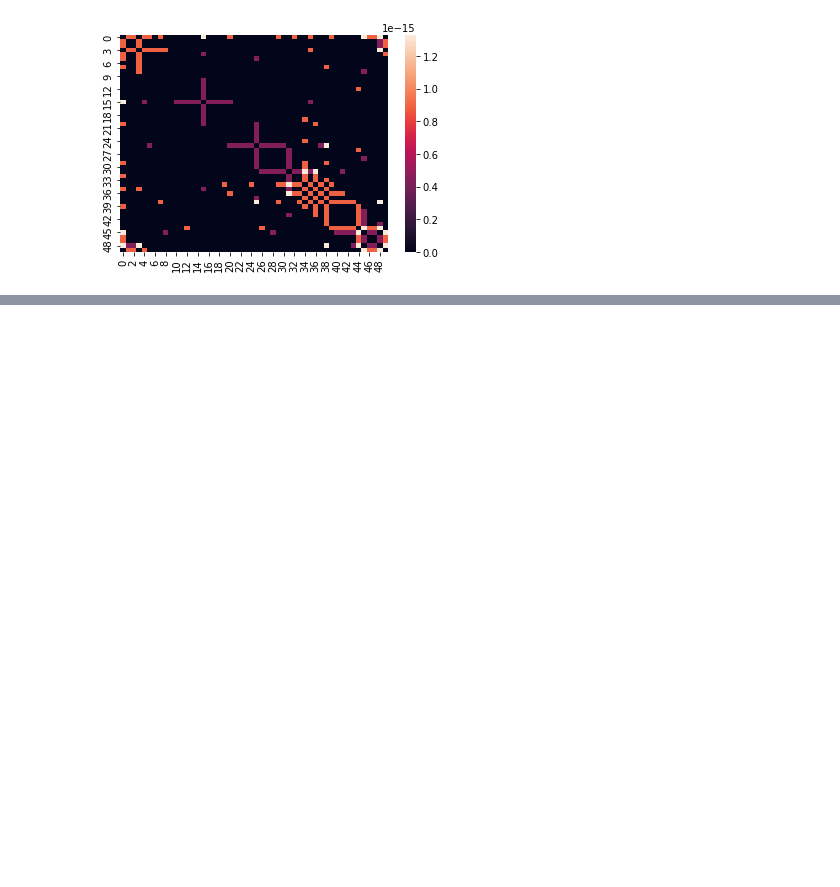
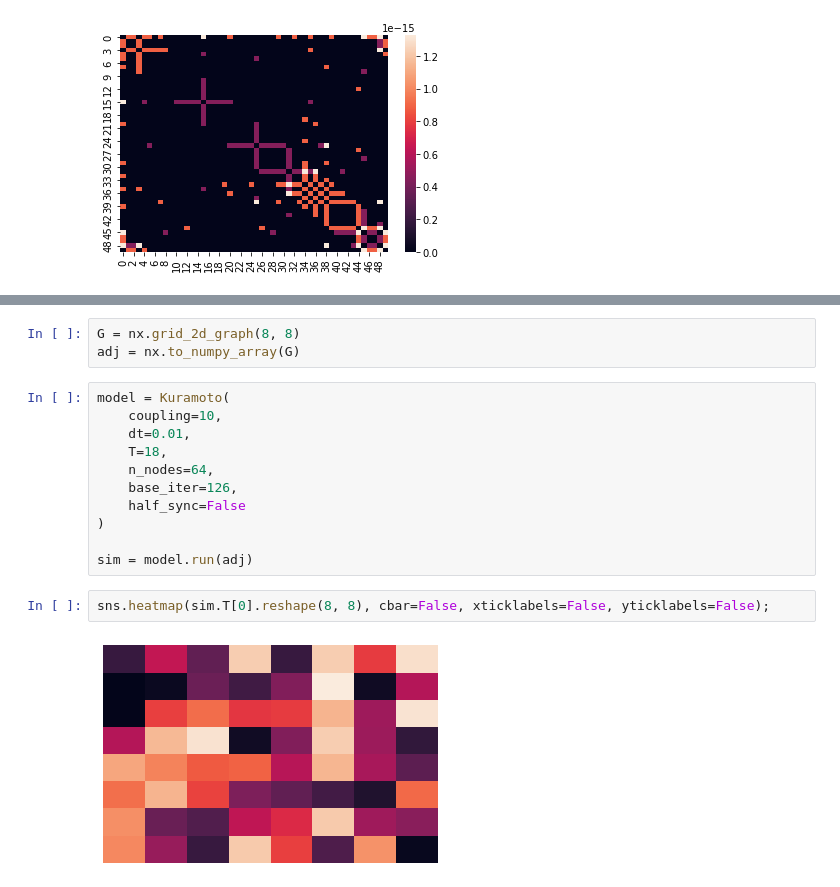
Before and after one commit to BryaneX455/reu2022, a Jupyter notebook: Kuramoto Model/test.ipynb, the cells around one changed output, grey strips where cells are left out. Cells and saved outputs as stored; diff of their text form; blank space fills up the shorter version.

```diff
--- a/Kuramoto Model/test.ipynb
+++ b/Kuramoto Model/test.ipynb
@@ -174,0 +184,18 @@ sns.heatmap(col_adj);
+# %%
+G = nx.grid_2d_graph(8, 8)
+adj = nx.to_numpy_array(G)
+# %%
+model = Kuramoto(
+    coupling=10,
+    dt=0.01,
+    T=18,
+    n_nodes=64,
+    base_iter=126,
+    half_sync=False
+)
+
+sim = model.run(adj)
+# %%
+sns.heatmap(sim.T[0].reshape(8, 8), cbar=False, xticklabels=False, yticklabels=False);
+# %% [output]
+[figure, added]
```
Also changed, not shown: parts of 7 cells of this notebook, 5 other files.
